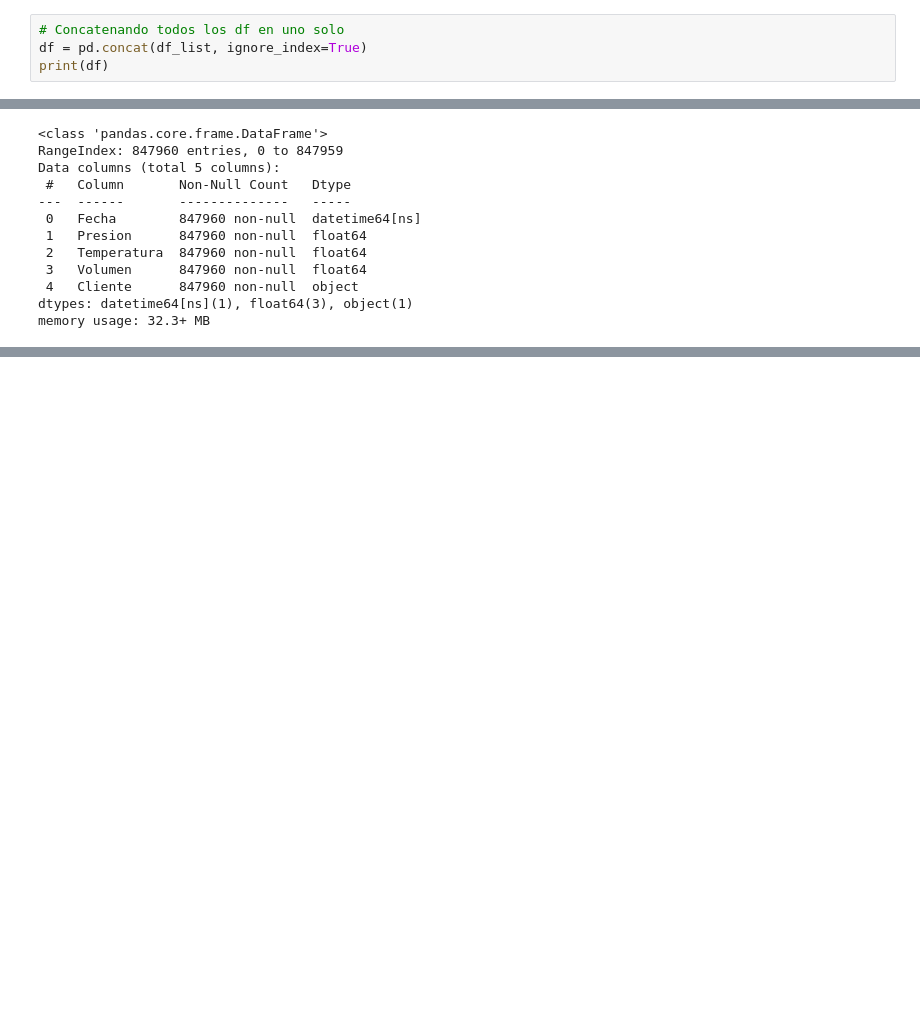
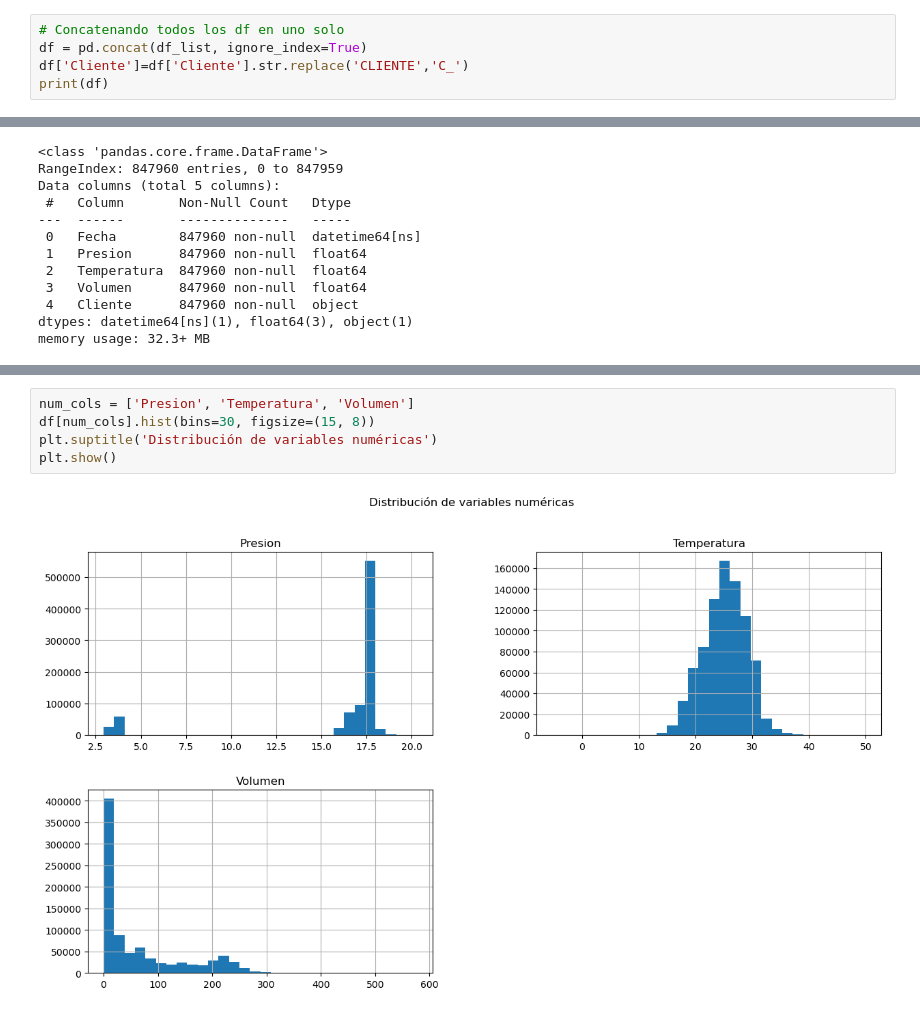
Before and after one commit to ek-diaz/final_project, a Jupyter notebook: contugas.ipynb, the cells around one changed output, grey strips where cells are left out. Cells and saved outputs as stored; diff of their text form; blank space fills up the shorter version.

```diff
--- a/contugas.ipynb
+++ b/contugas.ipynb
@@ -11,5 +13,6 @@ for sheet_name, sheet_df in sheets_dict.items():
 # %%
 # Concatenando todos los df en uno solo
 df = pd.concat(df_list, ignore_index=True)
+df['Cliente']=df['Cliente'].str.replace('CLIENTE','C_')
 print(df)
 # %% [output]
@@ -52,0 +77,7 @@ df.describe().T
+# %%
+num_cols = ['Presion', 'Temperatura', 'Volumen']
+df[num_cols].hist(bins=30, figsize=(15, 8))
+plt.suptitle('Distribución de variables numéricas')
+plt.show()
+# %% [output]
+[figure, added]
```
Also changed, not shown: parts of 8 cells of this notebook, 1 other file.
